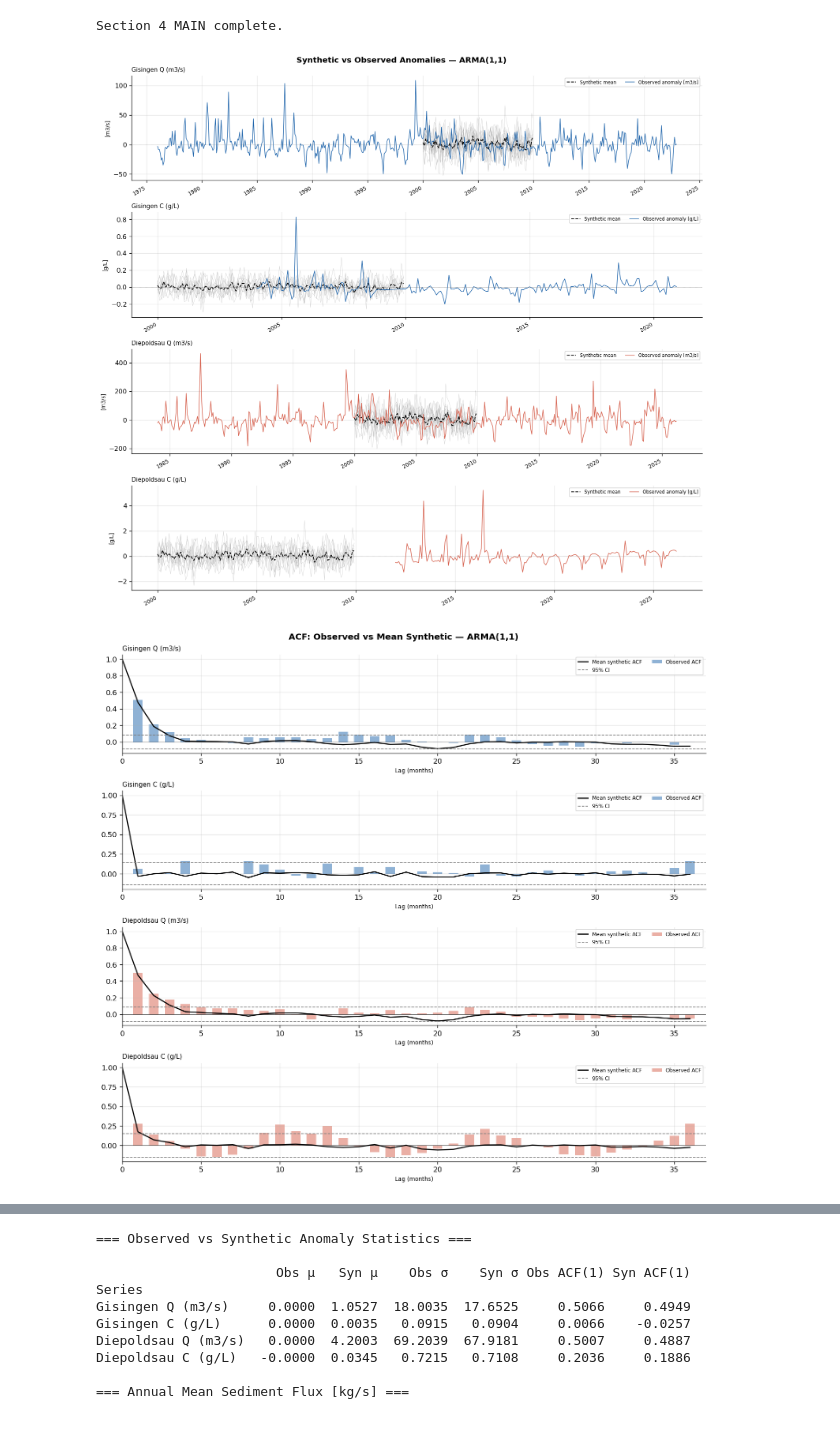
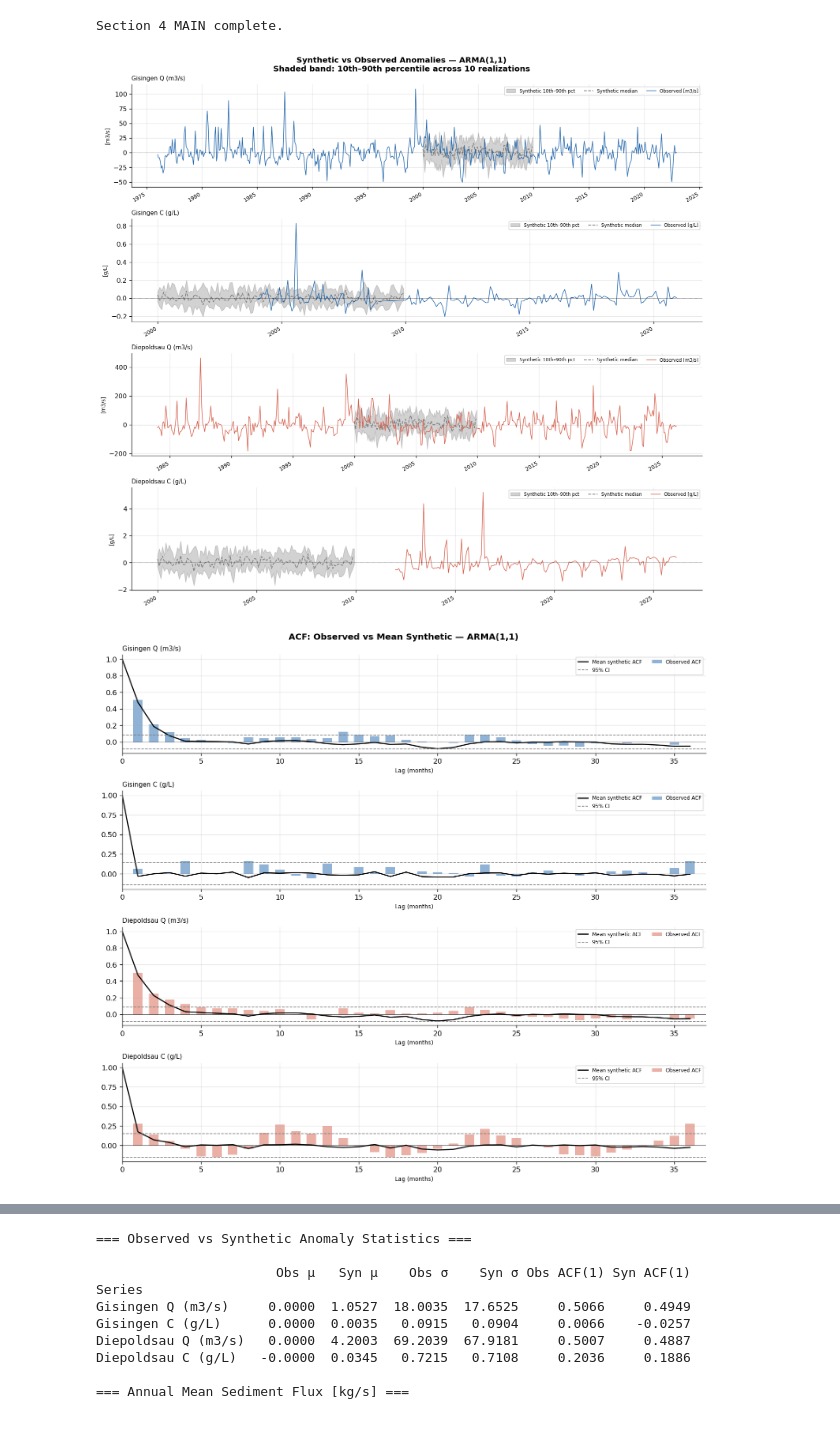
Before and after one commit to luuuciii/WRM_Assignement_2, a Jupyter notebook: Code/main.ipynb, the cells around one changed output, grey strips where cells are left out. Drawn from its saved outputs; the diff is of its cells as text; code cells hidden in the pictures.

Commit message:
Adjustment of Synthetic Data Plots

```diff
--- a/Code/main.ipynb
+++ b/Code/main.ipynb
@@ -866,27 +866,32 @@ STATIONS_S4 = ['Gisingen', 'Gisingen', 'Diepoldsau', 'Diepoldsau']
 COLORS_S4   = {'Gisingen': '#2166ac', 'Diepoldsau': '#d6604d'}
 units_s4    = ['m3/s', 'g/L', 'm3/s', 'g/L']
 
-# ── Figure 1: Synthetic vs observed anomalies ────────────────────────────
+# ── Figure 1: Synthetic envelope vs observed anomalies ──────────────────
 fig1, axes1 = plt.subplots(4, 1, figsize=(13, 12))
-fig1.suptitle('Synthetic vs Observed Anomalies — ARMA(1,1)',
+fig1.suptitle('Synthetic vs Observed Anomalies — ARMA(1,1)\n'
+               'Shaded band: 10th–90th percentile across 10 realizations',
                fontsize=12, fontweight='bold')
 
 for ax, key, station, unit in zip(axes1, KEYS_S4, STATIONS_S4, units_s4):
     color = COLORS_S4[station]
     obs   = anomalies_s4[key].dropna()
-    # Synthetic realizations (grey, thin)
-    for row in sim_anomalies[key]:
-        ax.plot(SIM_IDX, row, color='grey', linewidth=0.4, alpha=0.4)
-    # Mean synthetic (black dashed)
-    ax.plot(SIM_IDX, sim_anomalies[key].mean(axis=0),
-            'k--', linewidth=1.2, label='Synthetic mean')
-    # Observed anomaly (colored)
+    arr   = sim_anomalies[key]          # shape (10, 120)
+    p10   = np.percentile(arr, 10, axis=0)
+    p90   = np.percentile(arr, 90, axis=0)
+    p50   = np.percentile(arr, 50, axis=0)
+    # Shaded envelope
+    ax.fill_between(SIM_IDX, p10, p90, color='grey', alpha=0.35,
+                    label='Synthetic 10th–90th pct')
+    # Median synthetic
+    ax.plot(SIM_IDX, p50, color='grey', linewidth=1.2, linestyle='--',
+            label='Synthetic median')
+    # Observed anomaly
     ax.plot(obs.index, obs.values, color=color, linewidth=0.9,
-            label=f'Observed anomaly [{unit}]')
-    ax.axhline(0, color='grey', linewidth=0.4, linestyle=':')
+            label=f'Observed [{unit}]')
+    ax.axhline(0, color='k', linewidth=0.4, linestyle=':')
     ax.set_title(LABELS[key], fontsize=9, loc='left')
     ax.set_ylabel(f'[{unit}]', fontsize=8)
-    ax.legend(fontsize=7, loc='upper right', ncol=2)
+    ax.legend(fontsize=7, loc='upper right', ncol=3)
     ax.xaxis.set_major_formatter(mdates.DateFormatter('%Y'))
     ax.xaxis.set_major_locator(mdates.YearLocator(5))
     plt.setp(ax.xaxis.get_majorticklabels(), rotation=30, ha='right', fontsize=8)
@@ -914,42 +919,45 @@ for ax, key, station in zip(axes2, KEYS_S4, STATIONS_S4):
     ax.axhline( ci, color='grey', linestyle='--', linewidth=1, label='95% CI')
     ax.axhline(-ci, color='grey', linestyle='--', linewidth=1)
     ax.axhline(0,   color='k',    linewidth=0.4)
     ax.set_title(LABELS[key], fontsize=9, loc='left')
     ax.set_xlim(0, MAX_LAGS_S4 + 1)
     ax.set_xlabel('Lag (months)', fontsize=8)
     ax.legend(fontsize=7, loc='upper right', ncol=2)
 
 plt.tight_layout()
 plt.savefig('../DATA/fig8_synthetic_acf.png', bbox_inches='tight')
 plt.show()
 
-# ── Figure 3: Sediment mass M(t) — observed vs synthetic ─────────────────
+# ── Figure 3: Sediment mass M(t) — observed vs synthetic envelope ─────────
 fig3, axes3 = plt.subplots(2, 1, figsize=(13, 8))
 fig3.suptitle('Monthly Sediment Mass Flux M(t) = Q · C  [kg/s]\n'
-               'Observed (coloured) vs Synthetic realizations (grey)',
+               'Observed (coloured) vs Synthetic 10th–90th percentile (grey)',
                fontsize=11, fontweight='bold')
 
 for ax, (M_obs, M_syn_list, station, lbl) in zip(axes3, [
         (M_obs_gis, M_syn_gis, 'Gisingen',   'Gisingen (Ill)'),
         (M_obs_die, M_syn_die, 'Diepoldsau', 'Diepoldsau (Rhine)')]):
-    color = COLORS_S4[station]
-    for s in M_syn_list:
-        ax.plot(s.index, s.values, color='grey', linewidth=0.4, alpha=0.4)
-    syn_mean = pd.concat(M_syn_list, axis=1).mean(axis=1)
-    ax.plot(syn_mean.index, syn_mean.values,
-            'k--', linewidth=1.2, label='Synthetic mean')
+    color  = COLORS_S4[station]
+    arr_M  = np.vstack([s.values for s in M_syn_list])
+    p10_M  = np.percentile(arr_M, 10, axis=0)
+    p90_M  = np.percentile(arr_M, 90, axis=0)
+    p50_M  = np.percentile(arr_M, 50, axis=0)
+    ax.fill_between(M_syn_list[0].index, p10_M, p90_M,
+                    color='grey', alpha=0.35, label='Synthetic 10th–90th pct')
+    ax.plot(M_syn_list[0].index, p50_M, color='grey', linewidth=1.2,
+            linestyle='--', label='Synthetic median')
     ax.plot(M_obs.index, M_obs.values, color=color, linewidth=1.0,
-            label=f'Observed M(t) (overlap period)')
+            label='Observed M(t)')
     ax.set_title(lbl, fontsize=10, loc='left')
     ax.set_ylabel('M [kg/s]', fontsize=8)
-    ax.legend(fontsize=8)
+    ax.legend(fontsize=8, ncol=3)
     ax.xaxis.set_major_formatter(mdates.DateFormatter('%Y'))
     ax.xaxis.set_major_locator(mdates.YearLocator(2))
     plt.setp(ax.xaxis.get_majorticklabels(), rotation=30, ha='right', fontsize=8)
 
 plt.tight_layout()
 plt.savefig('../DATA/fig9_sediment_mass.png', bbox_inches='tight')
 plt.show()
 # %% [output]
-[figure, old version]
+[figure, new version]
 [figure]
```
Also changed, not shown: parts of 2 cells of this notebook, 2 other files.
